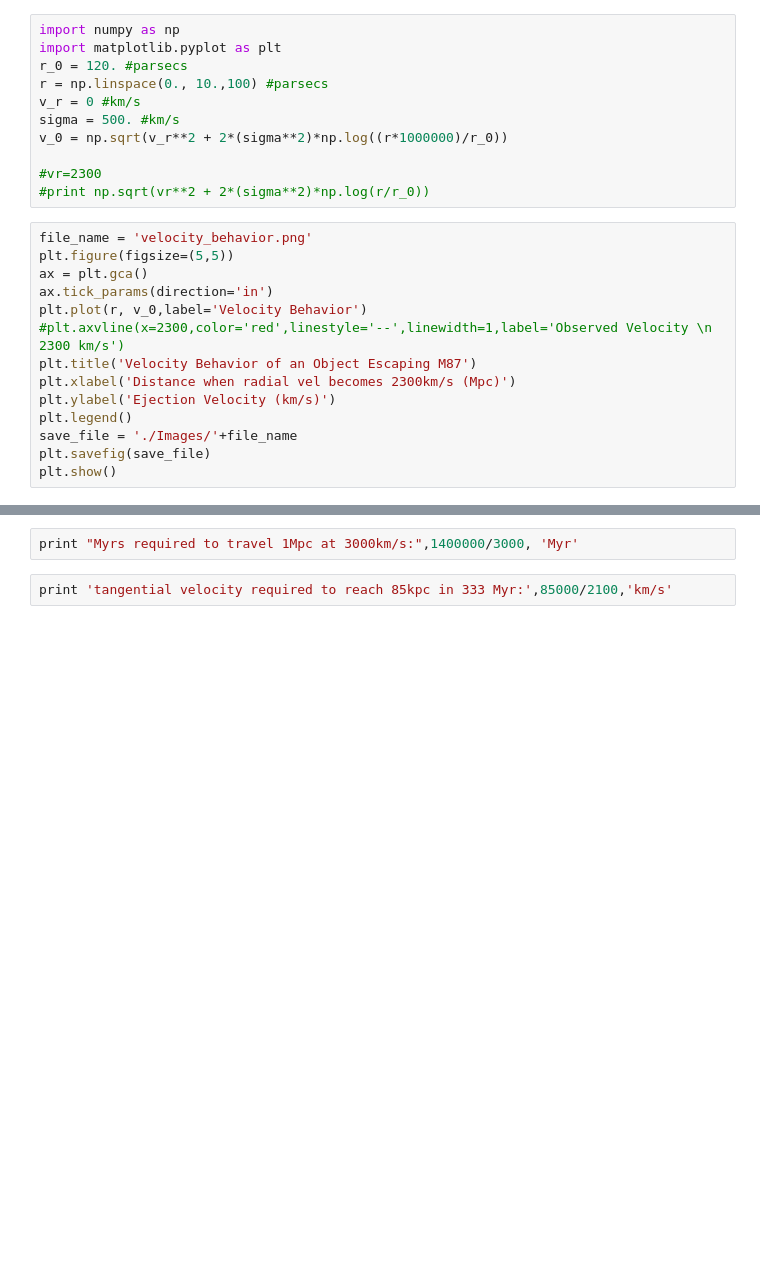
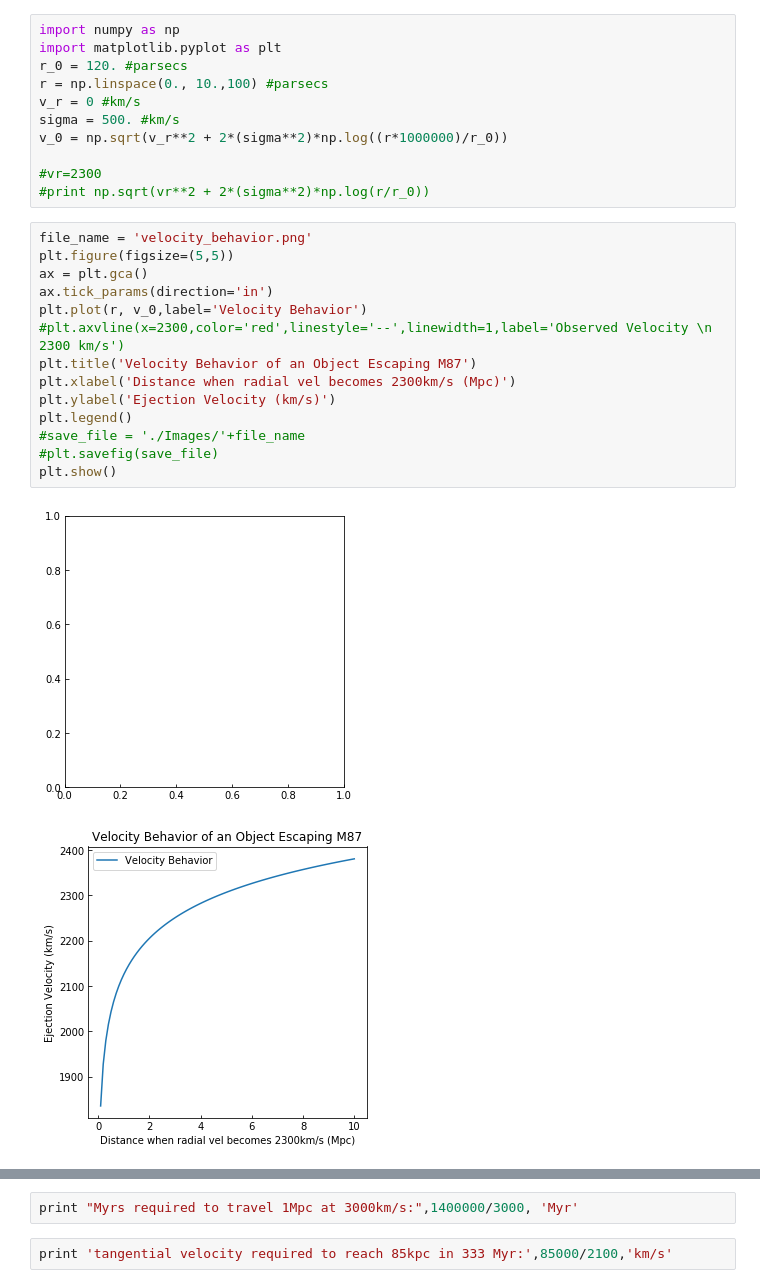
Before and after one commit to seanlabean/summer-research, a Jupyter notebook: Scripts/m87-escape-velocity.ipynb, the cells around one changed output, grey strips where cells are left out. Drawn from its saved outputs; the diff is of its cells as text; blank space fills up the shorter version.

```diff
--- a/Scripts/m87-escape-velocity.ipynb
+++ b/Scripts/m87-escape-velocity.ipynb
@@ -12,14 +12,17 @@ v_0 = np.sqrt(v_r**2 + 2*(sigma**2)*np.log((r*1000000)/r_0))
 # %%
 file_name = 'velocity_behavior.png'
 plt.figure(figsize=(5,5))
 ax = plt.gca()
 ax.tick_params(direction='in')
 plt.plot(r, v_0,label='Velocity Behavior')
 #plt.axvline(x=2300,color='red',linestyle='--',linewidth=1,label='Observed Velocity \n 2300 km/s')
 plt.title('Velocity Behavior of an Object Escaping M87')
 plt.xlabel('Distance when radial vel becomes 2300km/s (Mpc)')
 plt.ylabel('Ejection Velocity (km/s)')
 plt.legend()
-save_file = './Images/'+file_name
-plt.savefig(save_file)
+#save_file = './Images/'+file_name
+#plt.savefig(save_file)
 plt.show()
+# %% [output]
+[figure, added]
+[figure, added]
```
Also changed, not shown: parts of 3 cells of this notebook, 55 other files.
